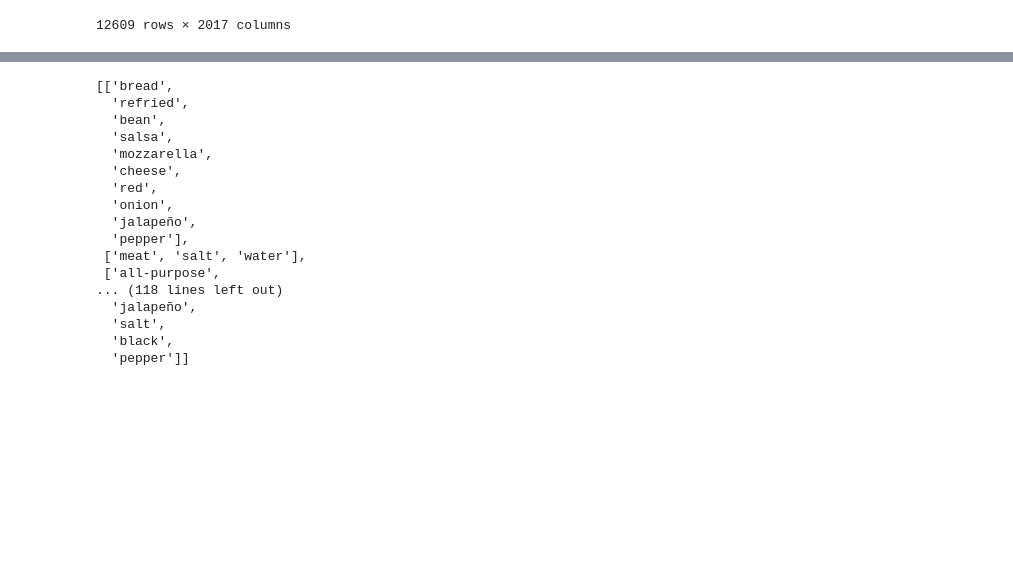
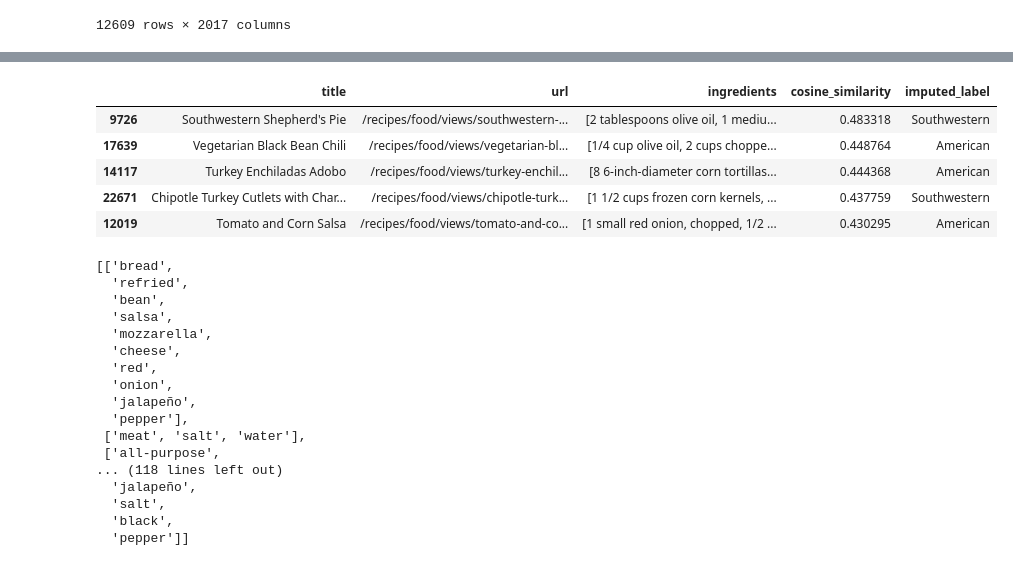
Before and after one commit to AaronWChen/suggest_recipe, a Jupyter notebook: python/edamam_api_eda.ipynb, the cells around one changed output, grey strips where cells are left out. Drawn from its saved outputs; the diff is of its cells as text; code cells hidden in the pictures; blank space fills up the shorter version.

```diff
--- a/python/edamam_api_eda.ipynb
+++ b/python/edamam_api_eda.ipynb
@@ -241,3 +272,12 @@ array([[0.48331816],
+# %%
+tester[['title', 'url', 'ingredients','cosine_similarity', 'imputed_label']]
+# %% [output]
+|  | title | url | ingredients | cosine_similarity | imputed_label |
+| 9726 | Southwestern Shepherd's Pie | /recipes/food/views/southwestern-... | [2 tablespoons olive oil, 1 mediu... | 0.483318 | Southwestern |
+| 17639 | Vegetarian Black Bean Chili | /recipes/food/views/vegetarian-bl... | [1/4 cup olive oil, 2 cups choppe... | 0.448764 | American |
+| 14117 | Turkey Enchiladas Adobo | /recipes/food/views/turkey-enchil... | [8 6-inch-diameter corn tortillas... | 0.444368 | American |
+| 22671 | Chipotle Turkey Cutlets with Char... | /recipes/food/views/chipotle-turk... | [1 1/2 cups frozen corn kernels, ... | 0.437759 | Southwestern |
+| 12019 | Tomato and Corn Salsa | /recipes/food/views/tomato-and-co... | [1 small red onion, chopped, 1/2 ... | 0.430295 | American |
 # %%
 def isFloat(string):
     try:
```
Also changed, not shown: parts of 7 cells of this notebook, 12 other files.
